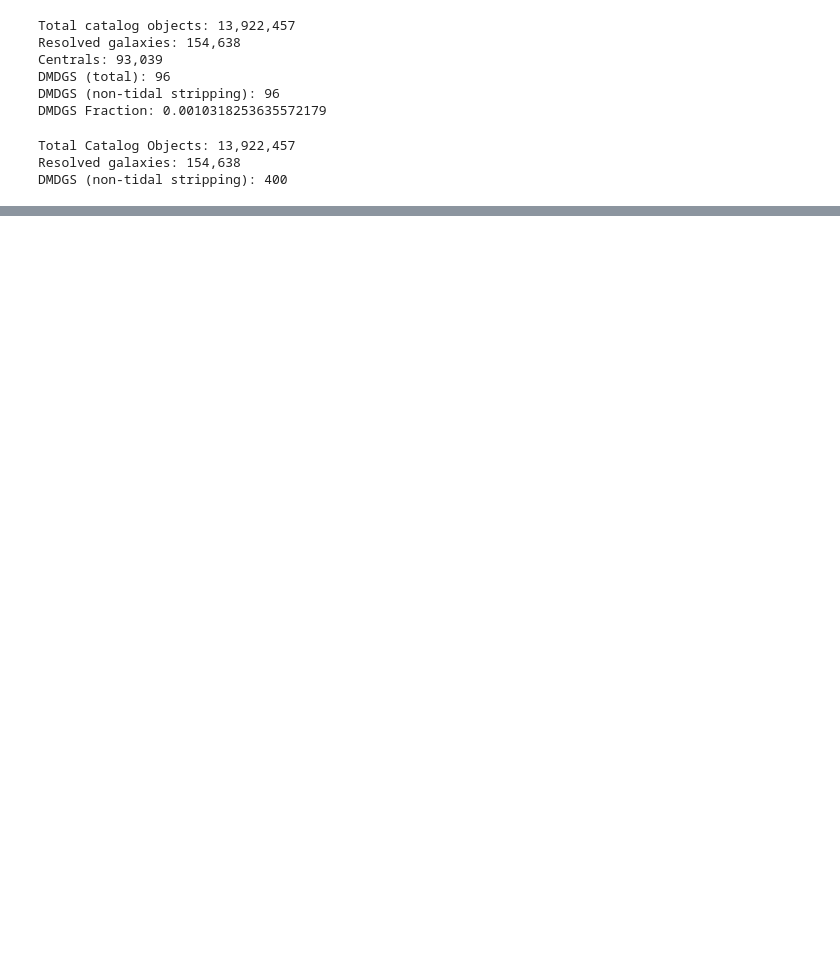
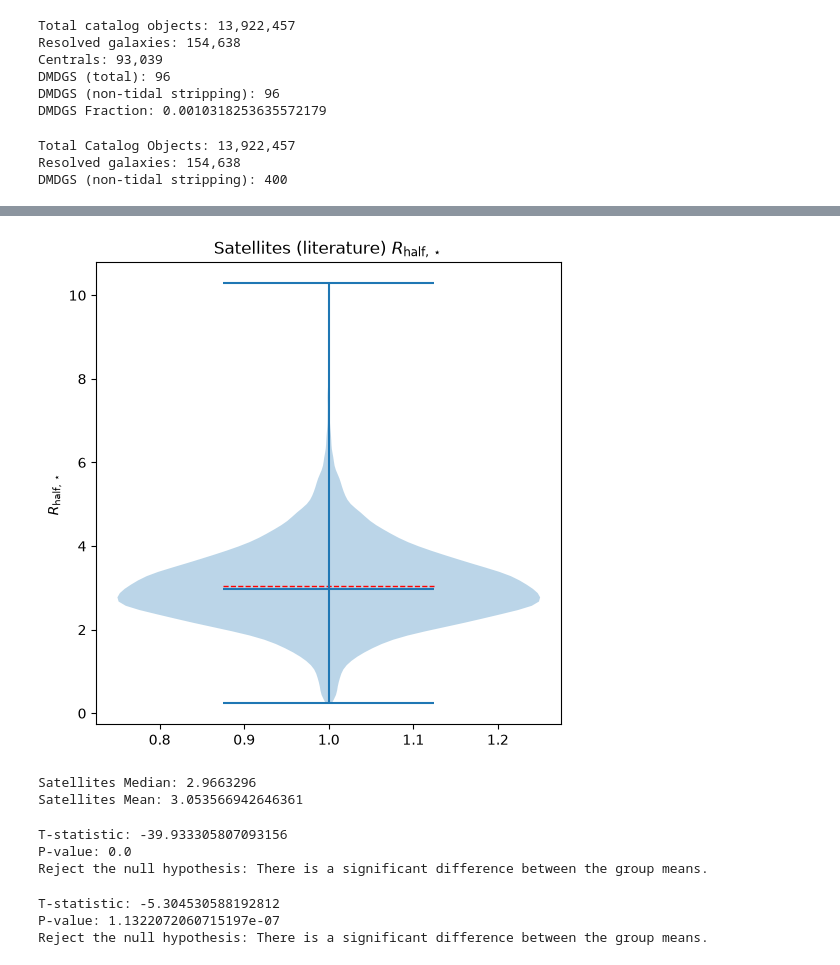
Before and after one commit to adalynn-le/DMDeficientGalaxyTNG, a Jupyter notebook: notebooks/28_R_half_star_violinplot.ipynb, the cells around one changed output, grey strips where cells are left out. Drawn from its saved outputs; the diff is of its cells as text; code cells hidden in the pictures; blank space fills up the shorter version.

Commit message:
advanced statistical analysis

```diff
--- a/notebooks/28_R_half_star_violinplot.ipynb
+++ b/notebooks/28_R_half_star_violinplot.ipynb
@@ -145,7 +166,61 @@ print(f"DMDG Satellites Mean: {dmdgs_non_extreme_satellites["R_half_star"].mean(
 # %%
-plt.boxplot(group_selected["R_half_star"], vert=False, showfliers=False, showmeans=True)
-plt.title("Satellites (Literature) $R_{\\text{half, \\star}}$")
-plt.ylabel("$R_{\\text{half, \\star}}$")
+plt.figure(figsize=(6, 6))
+vp = plt.violinplot(group_selected["R_half_star"], showmedians=True, showmeans=True)
+vp['cmeans'].set_color('red')
+vp['cmeans'].set_linestyle('--')
+vp['cmeans'].set_linewidth(1)
+plt.title("Satellites (literature) $R_{\\text{half}, \\star}$")
+plt.ylabel("$R_{\\text{half}, \\star}$")
 plt.show()
 print(f"Satellites Median: {group_selected["R_half_star"].median()}")
 print(f"Satellites Mean: {group_selected["R_half_star"].mean()}")
+# %% [output]
+[figure, added]
+Satellites Median: 2.9663296
+Satellites Mean: 3.053566942646361
+# %%
+from scipy import stats
+import numpy as np
+
+non_dmdg = group_selected[
+    group_selected["f_DM"] >= 0.5
+].copy()
+dmdgs_non_extreme = dmdgs[
+    dmdgs["f_DM"] >= 0.05
+]
+t_stat, p_value = stats.ttest_ind(dmdgs_non_extreme["R_half_star"], non_dmdg["R_half_star"], equal_var=True)
+
+print(f"T-statistic: {t_stat}")
+print(f"P-value: {p_value}")
+alpha = 0.05
+if p_value < alpha:
+    print("Reject the null hypothesis: There is a significant difference between the group means.")
+else:
+    print("Fail to reject the null hypothesis: No significant difference found.")
+# %% [output]
+T-statistic: -39.933305807093156
+P-value: 0.0
+Reject the null hypothesis: There is a significant difference between the group means.
+# %%
+from scipy import stats
+import numpy as np
+
+non_dmdg = centrals[
+    centrals["f_DM"] >= 0.5
+].copy()
+centralsDMDG = centrals[
+   centrals["f_DM"] < 0.5
+].copy()
+t_stat, p_value = stats.ttest_ind(centralsDMDG["R_half_star"], non_dmdg["R_half_star"], equal_var=True)
+
+print(f"T-statistic: {t_stat}")
+print(f"P-value: {p_value}")
+alpha = 0.05
+if p_value < alpha:
+    print("Reject the null hypothesis: There is a significant difference between the group means.")
+else:
+    print("Fail to reject the null hypothesis: No significant difference found.")
+# %% [output]
+T-statistic: -5.304530588192812
+P-value: 1.1322072060715197e-07
+Reject the null hypothesis: There is a significant difference between the group means.
```
Also changed, not shown: parts of 3 cells of this notebook, 5 other files.
